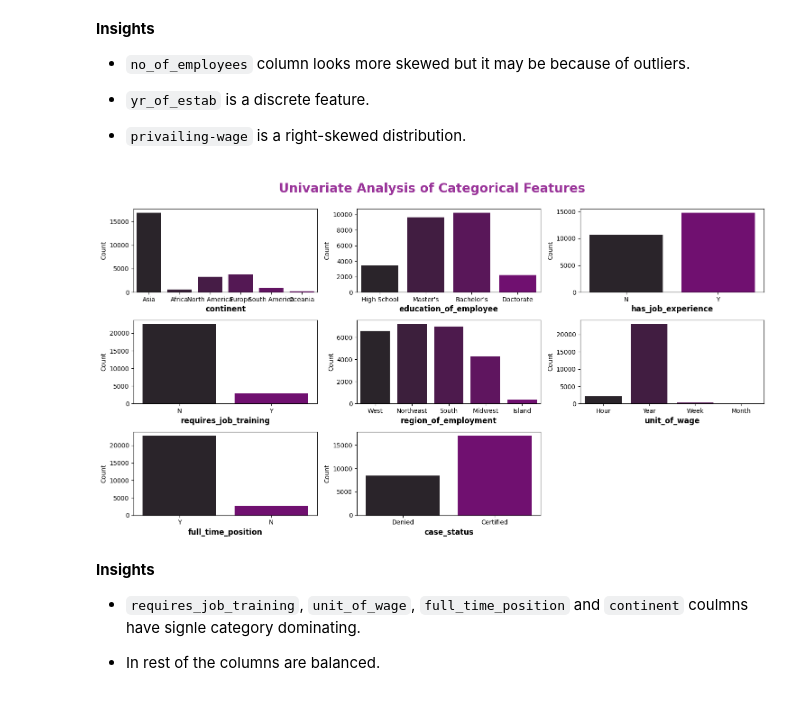
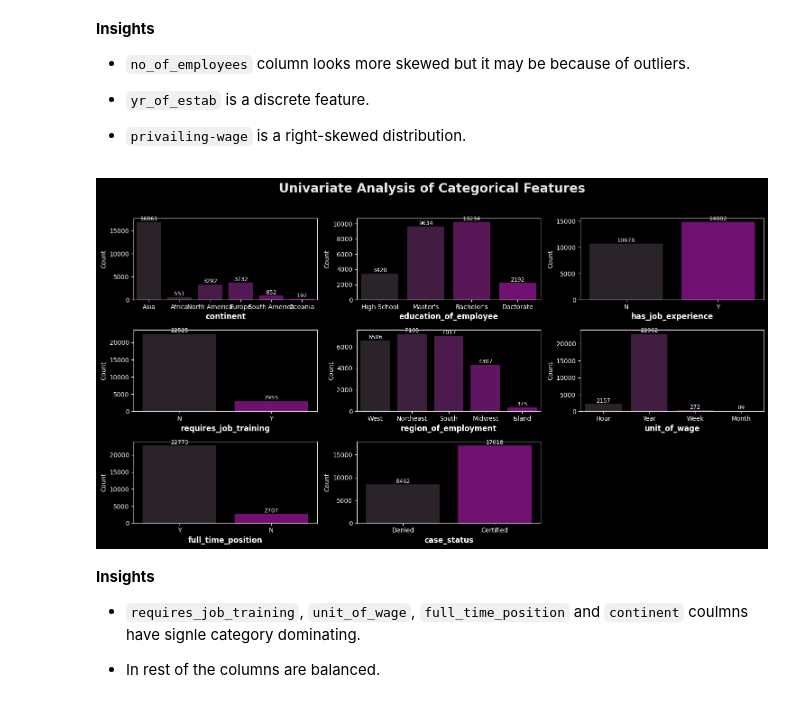
Before and after one commit to BenGJ10/US-Visa-Approval-Prediction, a Jupyter notebook: notebooks/exploratory_data_analysis.ipynb, the cells around one changed output. Drawn from its saved outputs; the diff is of its cells as text; code cells hidden in the pictures.

```diff
--- a/notebooks/exploratory_data_analysis.ipynb
+++ b/notebooks/exploratory_data_analysis.ipynb
@@ -175,22 +188,48 @@ for i in range(0, len(numerical_features)):
 
 - `privailing-wage` is a right-skewed distribution.
 # %%
-# Univariate Analysis on Categorical features
+# Univariate Analysis on Categorical Features
 
-categorical_features.remove('case_id') # not required
-plt.figure(figsize = (15, 8))
-plt.suptitle('Univariate Analysis of Categorical Features', fontsize = 20, fontweight = 'bold', color = 'purple', alpha = 0.8, y = 1)
+# Remove unnecessary ID column
+if 'case_id' in categorical_features:
+    categorical_features.remove('case_id')
+
+# Dark theme styling
+plt.style.use('dark_background')
+
+plt.figure(figsize=(15, 8))
+plt.suptitle(
+    'Univariate Analysis of Categorical Features', fontsize = 20, fontweight = 'bold', color = 'white', alpha = 0.9, y = 1.02)
 
 for i, feature in enumerate(categorical_features):
     plt.subplot(3, 3, i + 1)
+
+    # Multiple dark-purple shades for each feature
     unique_vals = df[feature].nunique()
-    palette = sns.color_palette("dark:purple", unique_vals)  # multiple shades per feature
-    sns.countplot(x = df[feature], palette = palette)
-    plt.xlabel(feature, fontsize = 12, fontweight = 'bold')
-    plt.ylabel('Count', fontsize = 10)
+    palette = sns.color_palette("dark:purple", unique_vals)
+
+    # Count plot
+    ax = sns.countplot(x = df[feature], palette=palette)
+
+    # Axis labels & ticks in white
+    ax.set_xlabel(feature, fontsize = 12, fontweight = 'bold', color = 'white')
+    ax.set_ylabel('Count', fontsize = 10, color = 'white')
+    ax.tick_params(colors='white')
+
+    # Add value labels above bars
+    for p in ax.patches:
+        ax.annotate(
+            f'{int(p.get_height())}',
+            (p.get_x() + p.get_width() / 2., p.get_height()),
+            ha='center', va = 'center',
+            fontsize = 9, color = 'white', xytext = (0, 5),
+            textcoords='offset points'
+        )
+
     plt.tight_layout()
+plt.show()
 # %% [output]
-[figure, old version]
+[figure, new version]
 # %% [markdown]
 **Insights**
 
```
Also changed, not shown: parts of 9 cells of this notebook.
